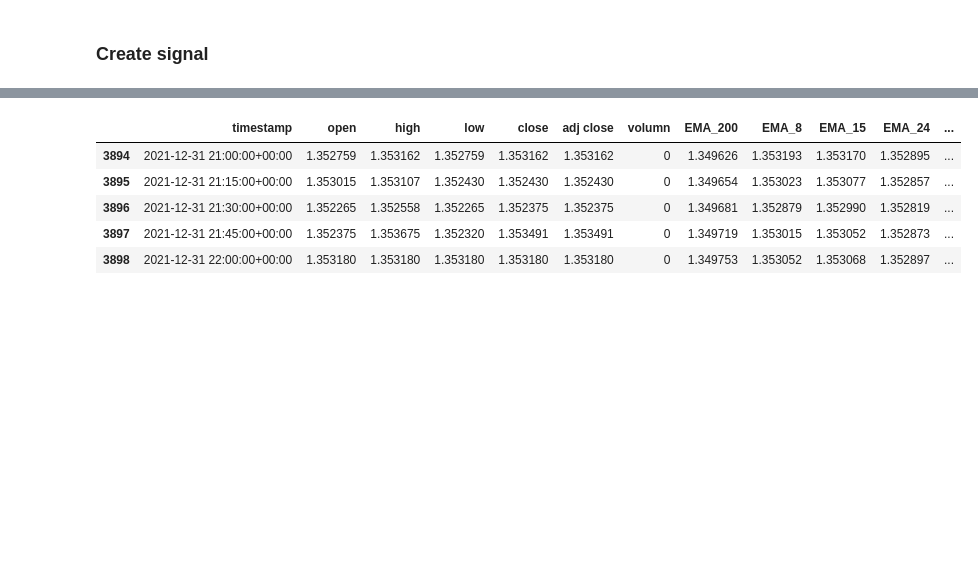
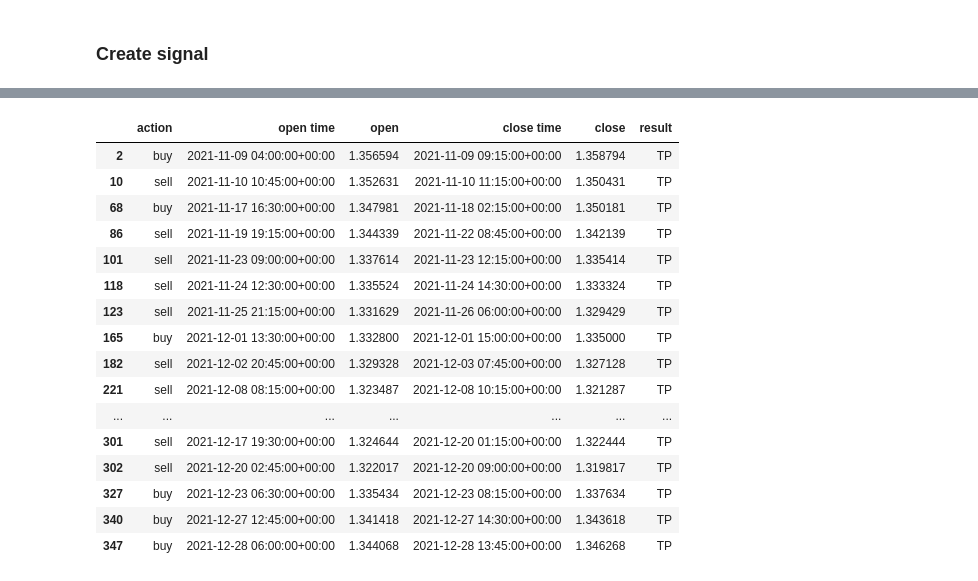
Before and after one commit to phongyanon/PythonInvestment, a Jupyter notebook: MyStrategy/EMA_3_lines.ipynb, the cells around one changed output, grey strips where cells are left out. Drawn from its saved outputs; the diff is of its cells as text; code cells hidden in the pictures; blank space fills up the shorter version.

```diff
--- a/MyStrategy/EMA_3_lines.ipynb
+++ b/MyStrategy/EMA_3_lines.ipynb
@@ -80,8 +81,79 @@ def backtest_ema_3lines(df, params=[8, 15, 24], n=3, tp=0.001, sl=0.001):
     tp_gap = tp
     sl_gap = sl
 
-    return df
+    for index, row in df.iterrows():
+        entry = 0
 
-df_test = backtest_ema_3lines(df)
-df_test.tail()
+        # check current action is close
+            # if ema[0] > ema[1] > ema[2] > ema_200
+                # check pullback bar then current action is buy
+            # if ema[0] < ema[1] < ema[2] < ema_200
+                # check throwback bar then current action is sell
+        # if current action is buy
+            # case SL current action is close
+            # case TP current action is close
+        # if current action is sell
+            # case SL current action is close
+            # case TP current action is close
+
+        if previous_action == 'close':
+            if (row['EMA_'+str(params[0])] > row['EMA_'+str(params[1])] > row['EMA_'+str(params[2])] > row['EMA_200']):
+                if ((row['close'] > row['open']) and (row['open'] <= row['EMA_'+str(params[0])])) or \
+                    ((row['close'] < row['open']) and (row['close'] <= row['EMA_'+str(params[0])])) :
+                    entry = df.loc[index-n_bars:index]['high'].max()
+                    row['action'] = 'buy'
+                    order['action'] = 'buy'
+                    order['open time'] = row['timestamp']
+                    order['open'] = entry
+                    previous_action = 'buy'
+            elif (row['EMA_'+str(params[0])] < row['EMA_'+str(params[1])] < row['EMA_'+str(params[2])] < row['EMA_200']):
+                if ((row['close'] > row['open']) and (row['close'] >= row['EMA_'+str(params[0])])) or \
+                    ((row['close'] < row['open']) and (row['open'] >= row['EMA_'+str(params[0])])) :
+                    entry = df.loc[index-n_bars:index]['low'].min()
+                    row['action'] = 'sell'
+                    order['action'] = 'sell'
+                    order['open time'] = row['timestamp']
+                    order['open'] = entry
+                    previous_action = 'sell'
+
+        if previous_action == 'buy':
+            if row['low'] <= order['open'] - sl_gap:
+                order['result'] = 'SL'
+                order['close time'] = row['timestamp']
+                order['close'] = order['open'] - sl_gap
+                previous_action = 'close'
+                orders = orders.append(order, ignore_index = True)
+                order = {}
+            elif row['high'] >= order['open'] + tp_gap:
+                order['result'] = 'TP'
+                order['close time'] = row['timestamp']
+                order['close'] = order['open'] + tp_gap
+                previous_action = 'close'
+                orders = orders.append(order, ignore_index = True)
+                order = {}
+        elif previous_action == 'sell':
+            if row['high'] >= order['open'] + sl_gap:
+                order['result'] = 'SL'
+                order['close time'] = row['timestamp']
+                order['close'] = order['open'] + sl_gap
+                previous_action = 'close'
+                orders = orders.append(order, ignore_index = True)
+                order = {}
+            elif row['low'] <= order['open'] - tp_gap:
+                order['result'] = 'TP'
+                order['close time'] = row['timestamp']
+                order['close'] = order['open'] - tp_gap
+                previous_action = 'close'
+                orders = orders.append(order, ignore_index = True)
+                order = {}
+
+
+    win_rate = round(len(orders[orders['result'] == 'TP']) * 100 / len(orders), 2)
+    loss_rate = round(len(orders[orders['result'] == 'SL']) * 100 / len(orders), 2)
+    print(f"total orders: {len(orders)}, n bars = {n_bars}, rr = {tp_gap} : {sl_gap} \nwin rate: {str(win_rate)} %\n")
+
+    return pd.DataFrame(orders)
+
+result = backtest_ema_3lines(df, params=[8, 15, 24], n=5, tp=0.0022, sl=0.0015)
+result[result['result'] == 'TP']
 # %% [output]
@@ -88,6 +162,17 @@ df_test.tail()
-|  | timestamp | open | high | low | close | adj close | volumn | EMA_200 | EMA_8 | EMA_15 | EMA_24 | ... |
-| 3894 | 2021-12-31 21:00:00+00:00 | 1.352759 | 1.353162 | 1.352759 | 1.353162 | 1.353162 | 0 | 1.349626 | 1.353193 | 1.353170 | 1.352895 | ... |
-| 3895 | 2021-12-31 21:15:00+00:00 | 1.353015 | 1.353107 | 1.352430 | 1.352430 | 1.352430 | 0 | 1.349654 | 1.353023 | 1.353077 | 1.352857 | ... |
-| 3896 | 2021-12-31 21:30:00+00:00 | 1.352265 | 1.352558 | 1.352265 | 1.352375 | 1.352375 | 0 | 1.349681 | 1.352879 | 1.352990 | 1.352819 | ... |
-| 3897 | 2021-12-31 21:45:00+00:00 | 1.352375 | 1.353675 | 1.352320 | 1.353491 | 1.353491 | 0 | 1.349719 | 1.353015 | 1.353052 | 1.352873 | ... |
-| 3898 | 2021-12-31 22:00:00+00:00 | 1.353180 | 1.353180 | 1.353180 | 1.353180 | 1.353180 | 0 | 1.349753 | 1.353052 | 1.353068 | 1.352897 | ... |
+|  | action | open time | open | close time | close | result |
+| 2 | buy | 2021-11-09 04:00:00+00:00 | 1.356594 | 2021-11-09 09:15:00+00:00 | 1.358794 | TP |
+| 10 | sell | 2021-11-10 10:45:00+00:00 | 1.352631 | 2021-11-10 11:15:00+00:00 | 1.350431 | TP |
+| 68 | buy | 2021-11-17 16:30:00+00:00 | 1.347981 | 2021-11-18 02:15:00+00:00 | 1.350181 | TP |
+| 86 | sell | 2021-11-19 19:15:00+00:00 | 1.344339 | 2021-11-22 08:45:00+00:00 | 1.342139 | TP |
+| 101 | sell | 2021-11-23 09:00:00+00:00 | 1.337614 | 2021-11-23 12:15:00+00:00 | 1.335414 | TP |
+| 118 | sell | 2021-11-24 12:30:00+00:00 | 1.335524 | 2021-11-24 14:30:00+00:00 | 1.333324 | TP |
+| 123 | sell | 2021-11-25 21:15:00+00:00 | 1.331629 | 2021-11-26 06:00:00+00:00 | 1.329429 | TP |
+| 165 | buy | 2021-12-01 13:30:00+00:00 | 1.332800 | 2021-12-01 15:00:00+00:00 | 1.335000 | TP |
+| 182 | sell | 2021-12-02 20:45:00+00:00 | 1.329328 | 2021-12-03 07:45:00+00:00 | 1.327128 | TP |
+| 221 | sell | 2021-12-08 08:15:00+00:00 | 1.323487 | 2021-12-08 10:15:00+00:00 | 1.321287 | TP |
+| ... | ... | ... | ... | ... | ... | ... |
+| 301 | sell | 2021-12-17 19:30:00+00:00 | 1.324644 | 2021-12-20 01:15:00+00:00 | 1.322444 | TP |
+| 302 | sell | 2021-12-20 02:45:00+00:00 | 1.322017 | 2021-12-20 09:00:00+00:00 | 1.319817 | TP |
+| 327 | buy | 2021-12-23 06:30:00+00:00 | 1.335434 | 2021-12-23 08:15:00+00:00 | 1.337634 | TP |
+| 340 | buy | 2021-12-27 12:45:00+00:00 | 1.341418 | 2021-12-27 14:30:00+00:00 | 1.343618 | TP |
+| 347 | buy | 2021-12-28 06:00:00+00:00 | 1.344068 | 2021-12-28 13:45:00+00:00 | 1.346268 | TP |
```
Also changed, not shown: parts of 5 cells of this notebook, 4 other files.
